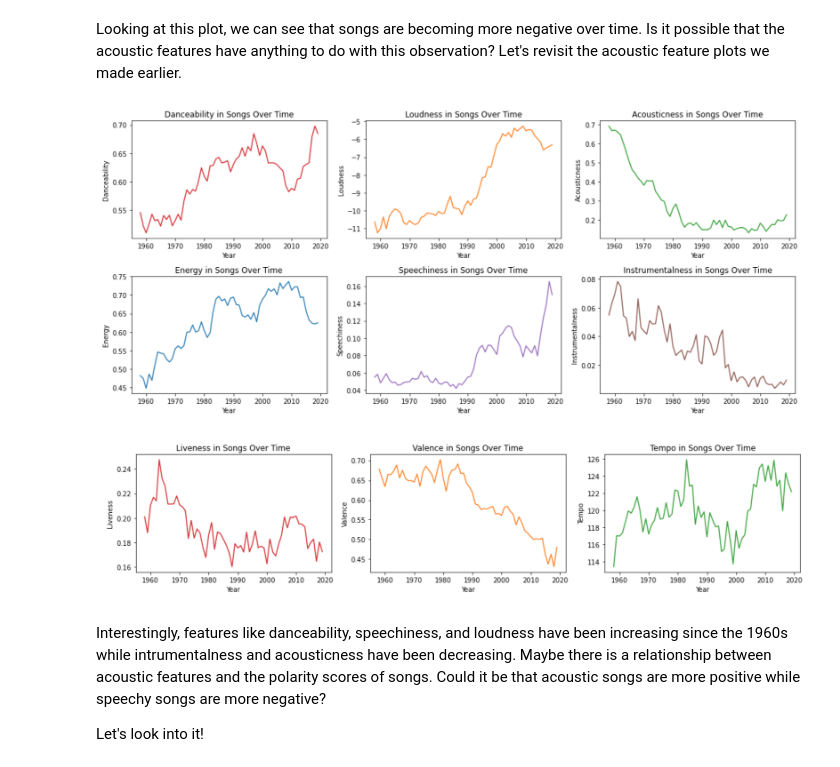
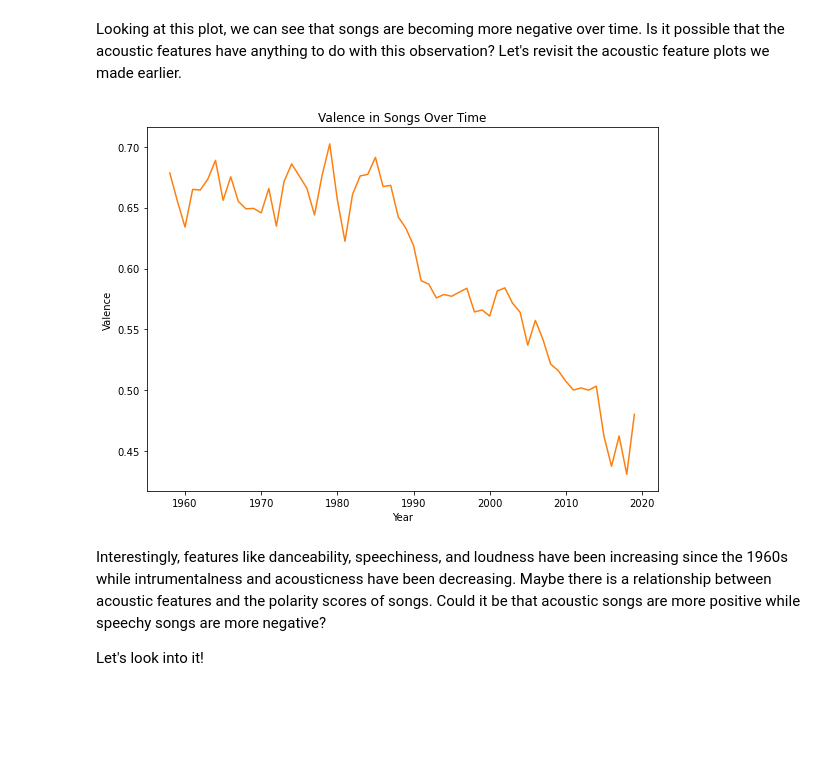
Before and after one commit to ssarahfloress/ssarahfloress.github.io, a Jupyter notebook: Final Tutorial.ipynb, the cells around one changed output. Cells and saved outputs as stored; diff of their text form; code cells hidden in the pictures; blank space fills up the shorter version.

```diff
--- a/Final Tutorial.ipynb
+++ b/Final Tutorial.ipynb
@@ -501,9 +498,21 @@ comp_score = -0.0063*year + 12.9972
 # %% [markdown]
 Looking at this plot, we can see that songs are becoming more negative over time. Is it possible that the acoustic features have anything to do with this observation? Let's revisit the acoustic feature plots we made earlier.
-# %% [markdown]
-![Screen%20Shot%202020-12-20%20at%201.36.54%20AM.png](attachment:Screen%20Shot%202020-12-20%20at%201.36.54%20AM.png)
-# %% [markdown]
-![Screen%20Shot%202020-12-20%20at%201.37.14%20AM.png](attachment:Screen%20Shot%202020-12-20%20at%201.37.14%20AM.png)
+# %%
+# Generate Plots
+fig, ax = plt.subplots(figsize=(8, 6))
+
+x = feature_averages['Year']
+
+# Plot Valence
+ax.plot(x, feature_averages['valence'], 'tab:orange')
+ax.set_title("Valence in Songs Over Time")
+ax.set(ylabel='Valence')
+
+ax.set(xlabel='Year')
+
+fig.tight_layout()
+# %% [output]
+[figure, added]
 # %% [markdown]
 Interestingly, features like danceability, speechiness, and loudness have been increasing since the 1960s while intrumentalness and acousticness have been decreasing. Maybe there is a relationship between acoustic features and the polarity scores of songs. Could it be that acoustic songs are more positive while speechy songs are more negative?
 
```
Also changed, not shown: parts of 5 cells of this notebook, 6 other files.
